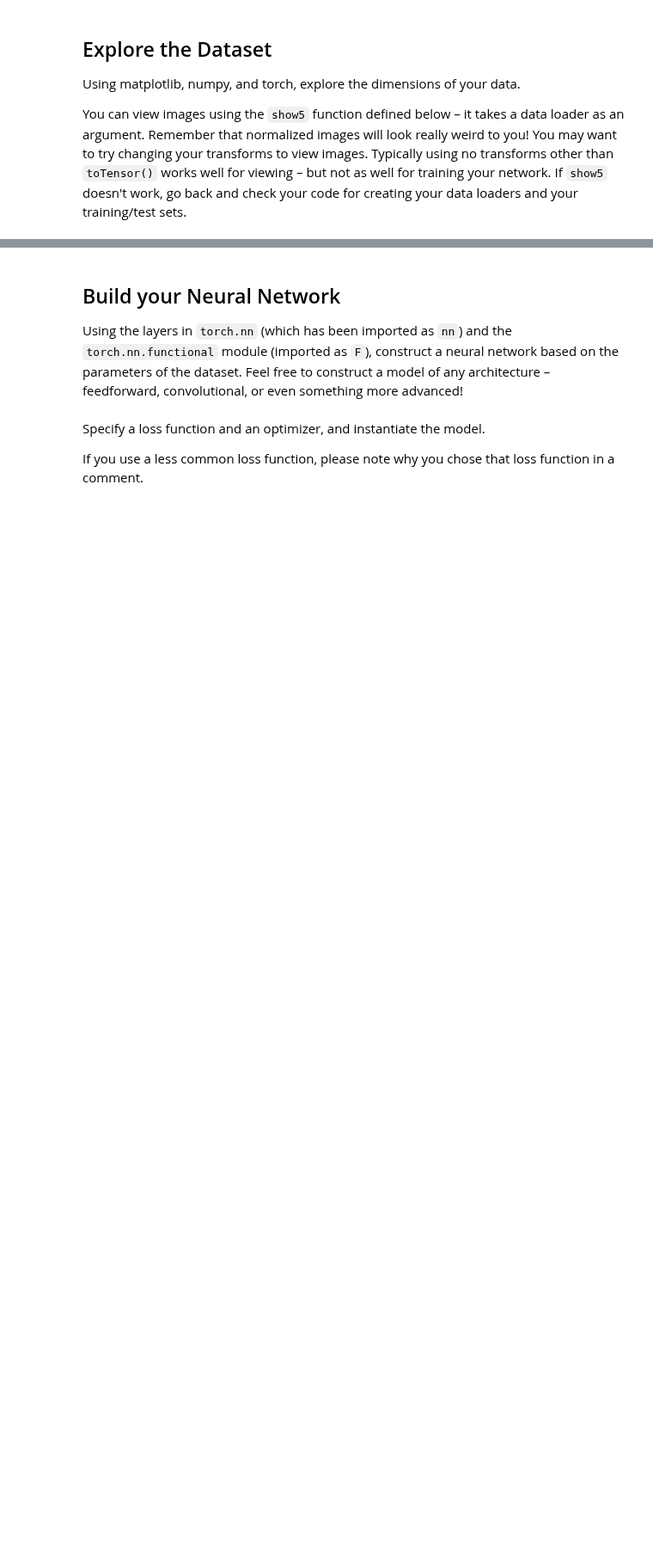
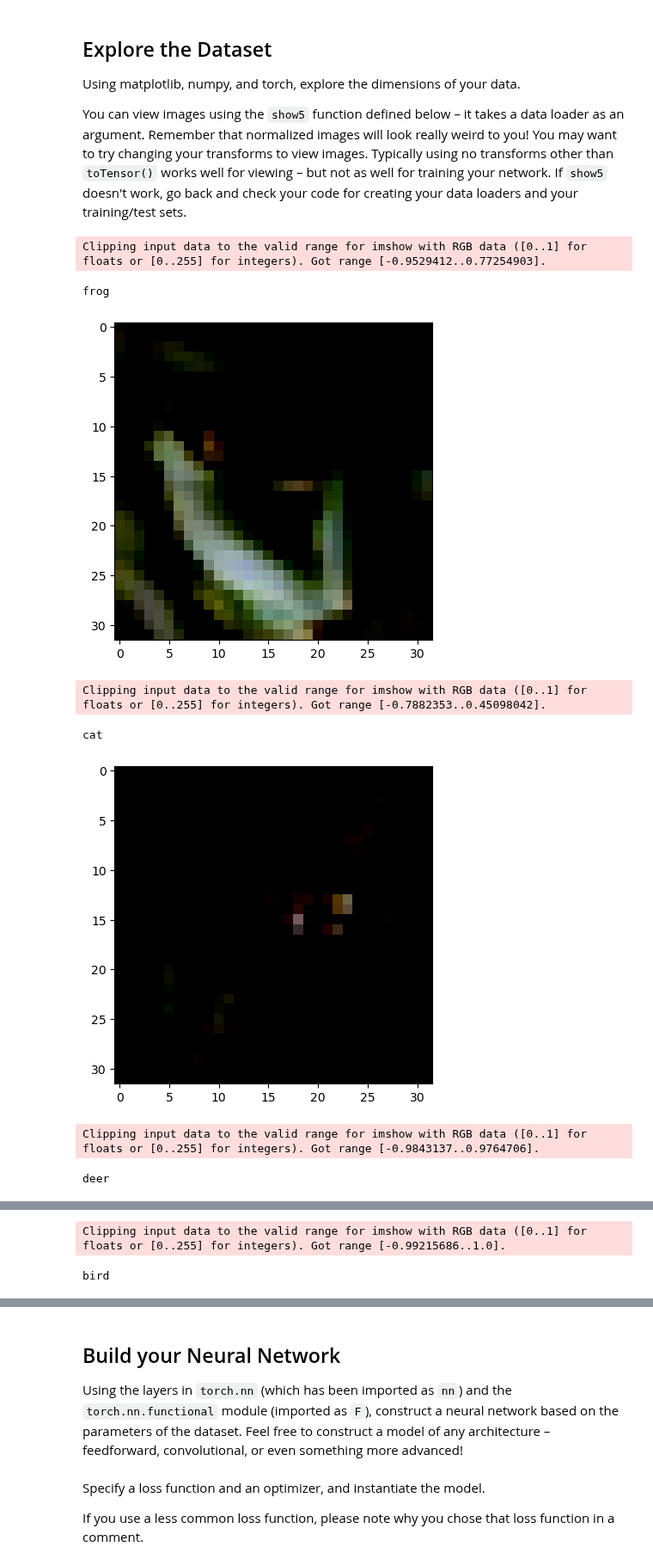
Before and after one commit to kinant/ud-ml-pytorch, a Jupyter notebook: Project 02/cifar_10_image_classifier/CIFAR-10_Image_Classifier-STARTER.ipynb, the cells around one changed output, grey strips where cells are left out. Shown at 86% size. Drawn from its saved outputs; the diff is of its cells as text; code cells hidden in the pictures; blank space fills up the shorter version.

```diff
--- a/Project 02/cifar_10_image_classifier/CIFAR-10_Image_Classifier-STARTER.ipynb
+++ b/Project 02/cifar_10_image_classifier/CIFAR-10_Image_Classifier-STARTER.ipynb
@@ -42,12 +46,20 @@ Once your dataset is created, you'll also need to define a `DataLoader` from the
+# %%
+# DEFINING CONSTANTS
+BATCH_SIZE = 32
+RAND_ROTATION_ANGLE = 30
+IMAGE_SIZE = (32, 32, 3) #Image Height, Image Width, Color Channels
 # %%
 # Define transforms
-## YOUR CODE HERE ##
+transform = transforms.Compose([transforms.ToTensor(),
+                                transforms.Normalize((0.5, 0.5, 0.5), (0.5, 0.5, 0.5))])
 
 # Create training set and define training dataloader
-## YOUR CODE HERE ##
+train_set = torchvision.datasets.CIFAR10(root='~/.pytorch/CIFAR_10_data/', train=True, download=True, transform=transform)
+train_loader = torch.utils.data.DataLoader(train_set, batch_size=BATCH_SIZE, shuffle=True)
 
 # Create test set and define test dataloader
-## YOUR CODE HERE ##
+test_set = torchvision.datasets.CIFAR10(root='~/.pytorch/CIFAR_10_data/', train=False, download=True, transform=transform)
+test_loader = torch.utils.data.DataLoader(test_set, batch_size=BATCH_SIZE, shuffle=False)
 
 # The 10 classes in the dataset
 classes = ('plane', 'car', 'bird', 'cat', 'deer', 'dog', 'frog', 'horse', 'ship', 'truck')
@@ -74,4 +86,13 @@ def show5(img_loader):
         plt.show()
 # %%
 # Explore data
-## YOUR CODE HERE ##
+show5(train_loader);
+# %% [output]
+Clipping input data to the valid range for imshow with RGB data ([0..1] for floats or [0..255] for integers). Got range [-0.9529412..0.77254903].
+frog
+[figure, added]
+Clipping input data to the valid range for imshow with RGB data ([0..1] for floats or [0..255] for integers). Got range [-0.7882353..0.45098042].
+cat
+[figure, added]
+Clipping input data to the valid range for imshow with RGB data ([0..1] for floats or [0..255] for integers). Got range [-0.9843137..0.9764706].
+deer
@@ -77,0 +100,2 @@ def show5(img_loader):
+Clipping input data to the valid range for imshow with RGB data ([0..1] for floats or [0..255] for integers). Got range [-0.99215686..1.0].
+bird
```
Also changed, not shown: parts of 17 cells of this notebook, 2 other files.
